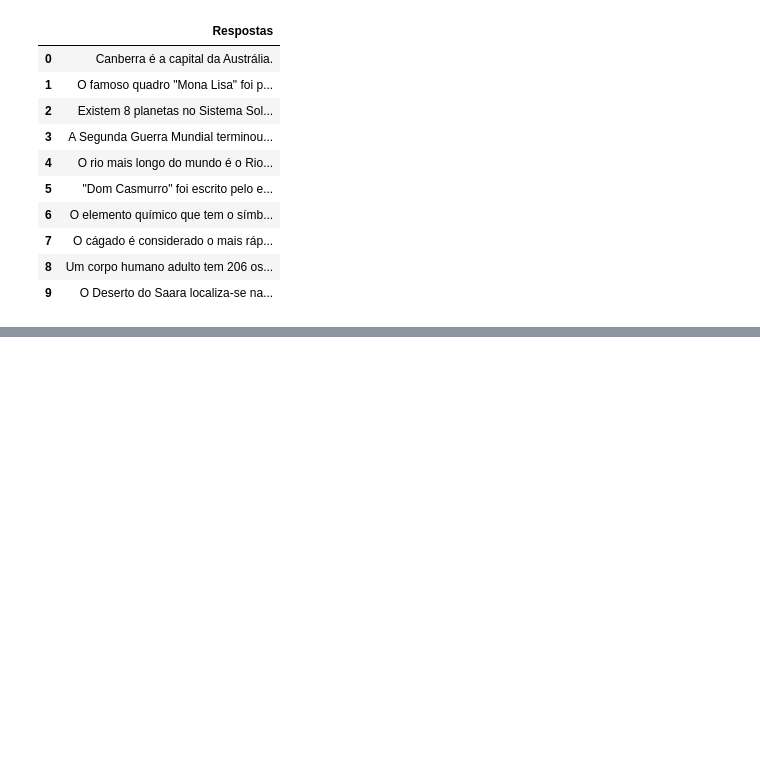
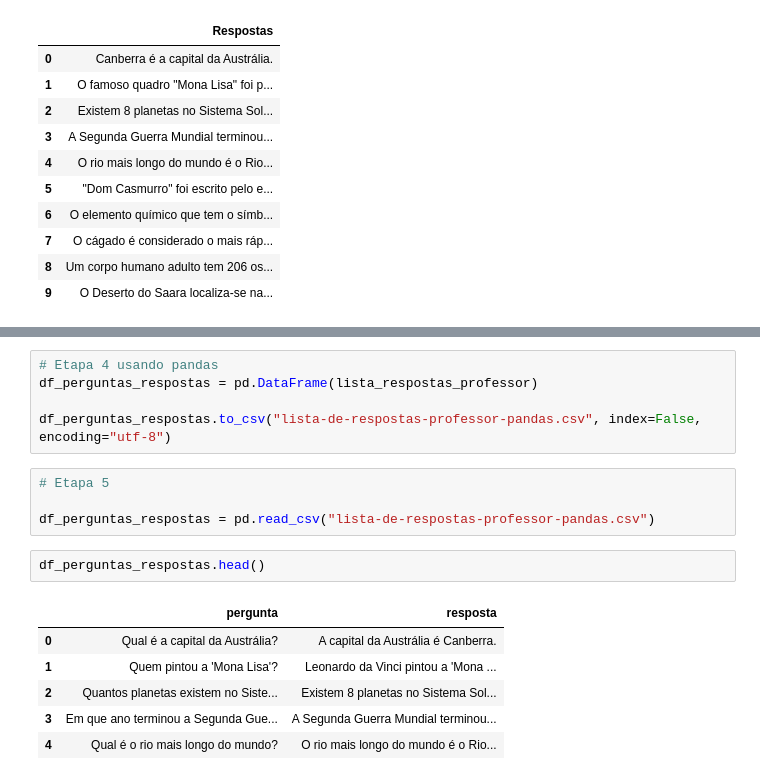
Before and after one commit to Bodegami/formacao-especialista-em-ia, a Jupyter notebook: python-ia-aplicada/Python_applied_ai.ipynb, the cells around one changed output, grey strips where cells are left out. Cells and saved outputs as stored; diff of their text form; blank space fills up the shorter version.

Commit message:
resolvendo o desafio - professor

```diff
--- a/python-ia-aplicada/Python_applied_ai.ipynb
+++ b/python-ia-aplicada/Python_applied_ai.ipynb
@@ -1286,0 +1365,18 @@ pd.read_csv("/content/lista-de-respostas.csv")
+# %%
+# Etapa 4 usando pandas
+df_perguntas_respostas = pd.DataFrame(lista_respostas_professor)
+
+df_perguntas_respostas.to_csv("lista-de-respostas-professor-pandas.csv", index=False, encoding="utf-8")
+# %%
+# Etapa 5
+
+df_perguntas_respostas = pd.read_csv("lista-de-respostas-professor-pandas.csv")
+# %%
+df_perguntas_respostas.head()
+# %% [output]
+|  | pergunta | resposta |
+| 0 | Qual é a capital da Austrália? | A capital da Austrália é Canberra. |
+| 1 | Quem pintou a 'Mona Lisa'? | Leonardo da Vinci pintou a 'Mona ... |
+| 2 | Quantos planetas existem no Siste... | Existem 8 planetas no Sistema Sol... |
+| 3 | Em que ano terminou a Segunda Gue... | A Segunda Guerra Mundial terminou... |
+| 4 | Qual é o rio mais longo do mundo? | O rio mais longo do mundo é o Rio... |
```
Also changed, not shown: parts of 7 cells of this notebook.
